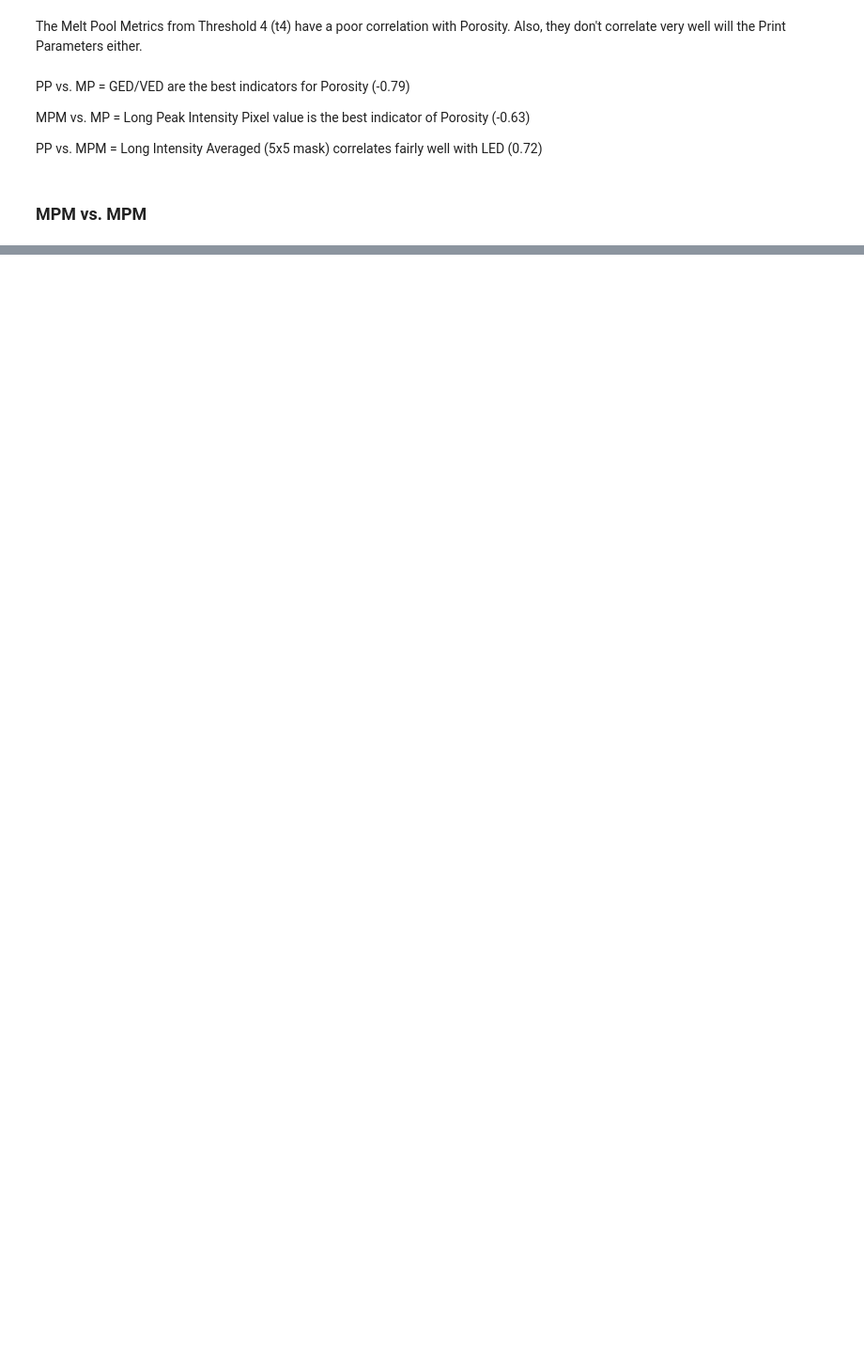
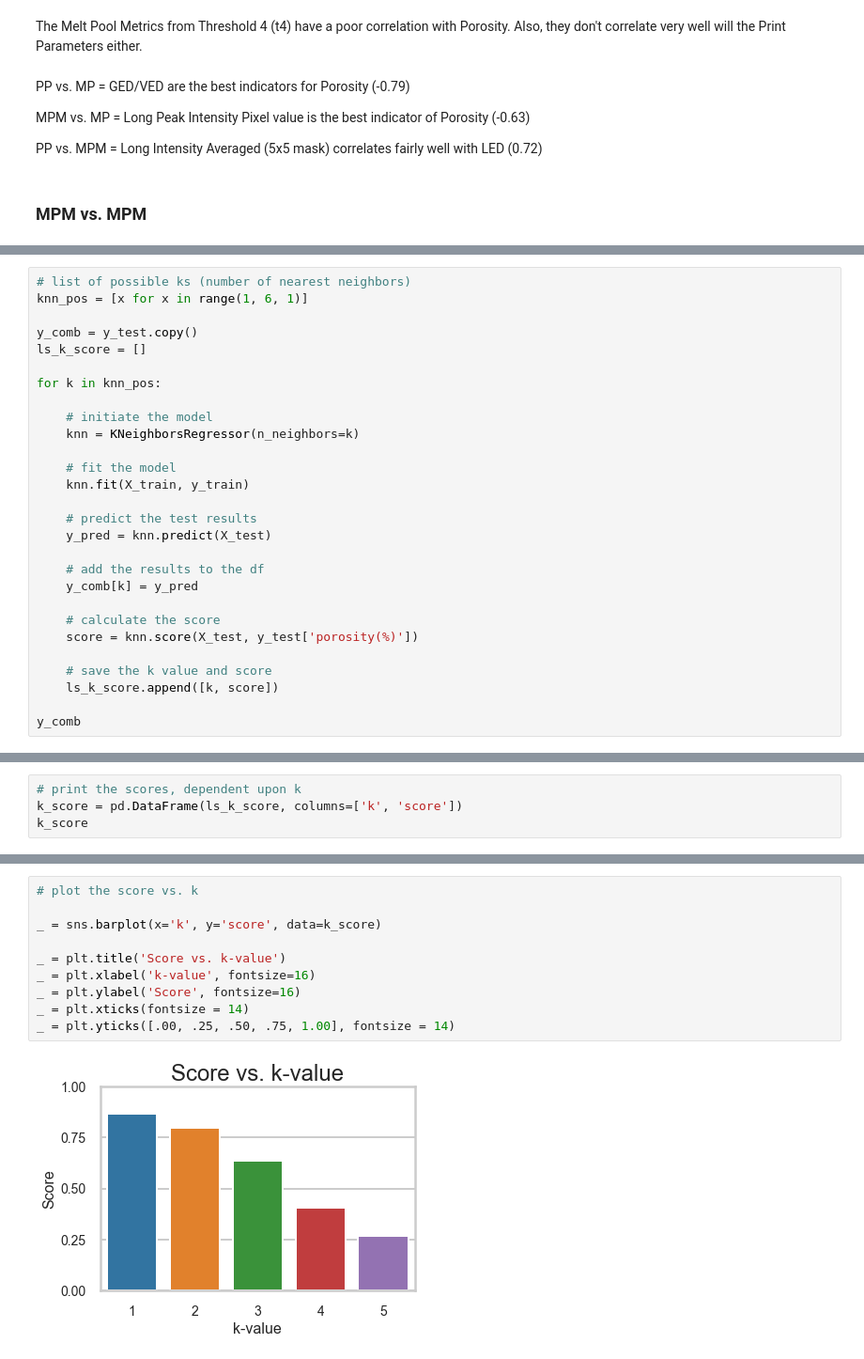
Before and after one commit to milesin3d/IncreaseAMYield, a Jupyter notebook: IncreaseAMYield.ipynb, the cells around one changed output, grey strips where cells are left out. Shown at 94% size. Drawn from its saved outputs; the diff is of its cells as text; blank space fills up the shorter version.

```diff
--- a/IncreaseAMYield.ipynb
+++ b/IncreaseAMYield.ipynb
@@ -2375,0 +2554,28 @@ sns.heatmap(corr, mask=mask, cmap=cmap, center=0,
+# %%
+# list of possible ks (number of nearest neighbors)
+knn_pos = [x for x in range(1, 6, 1)]
+
+y_comb = y_test.copy()
+ls_k_score = []
+
+for k in knn_pos:
+
+    # initiate the model
+    knn = KNeighborsRegressor(n_neighbors=k)
+
+    # fit the model
+    knn.fit(X_train, y_train)
+
+    # predict the test results
+    y_pred = knn.predict(X_test)
+
+    # add the results to the df
+    y_comb[k] = y_pred
+
+    # calculate the score
+    score = knn.score(X_test, y_test['porosity(%)'])
+
+    # save the k value and score
+    ls_k_score.append([k, score])
+
+y_comb
@@ -2375,0 +2609,4 @@ sns.heatmap(corr, mask=mask, cmap=cmap, center=0,
+# %%
+# print the scores, dependent upon k
+k_score = pd.DataFrame(ls_k_score, columns=['k', 'score'])
+k_score
@@ -2375,0 +2620,12 @@ sns.heatmap(corr, mask=mask, cmap=cmap, center=0,
+# %%
+# plot the score vs. k
+
+_ = sns.barplot(x='k', y='score', data=k_score)
+
+_ = plt.title('Score vs. k-value')
+_ = plt.xlabel('k-value', fontsize=16)
+_ = plt.ylabel('Score', fontsize=16)
+_ = plt.xticks(fontsize = 14)
+_ = plt.yticks([.00, .25, .50, .75, 1.00], fontsize = 14)
+# %% [output]
+[figure, added]
```
Also changed, not shown: parts of 72 cells of this notebook.
